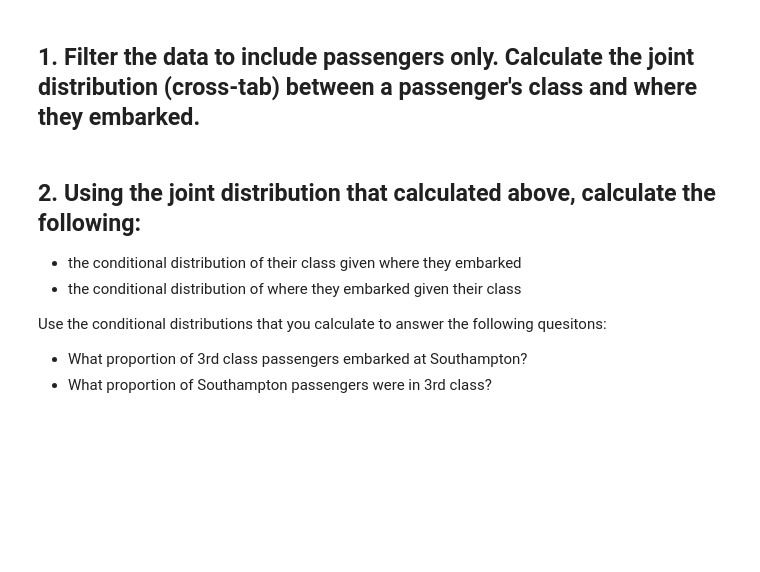
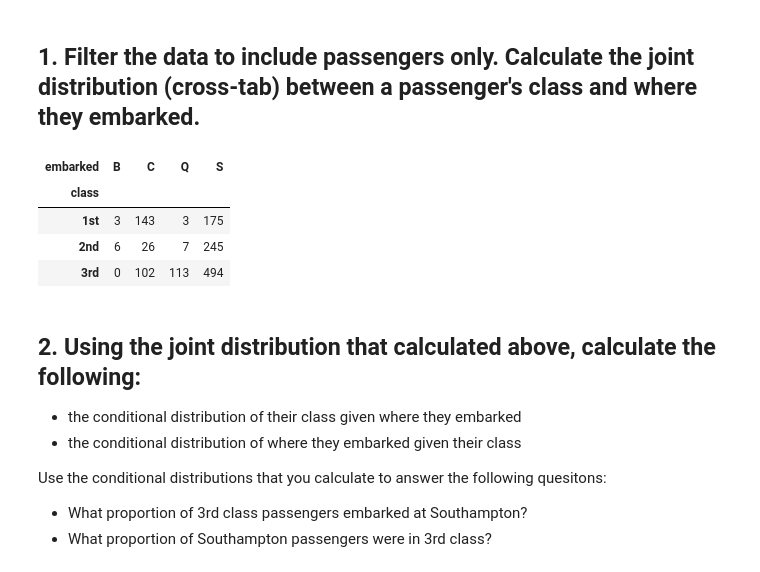
Before and after one commit to cpslo/GSB-S544, a Jupyter notebook: Week_2/Practice Activities/Copy_of_Titanic_Wrangling.ipynb, the cells around one changed output. Cells and saved outputs as stored; diff of their text form; code cells hidden in the pictures; blank space fills up the shorter version.

```diff
--- a/Week_2/Practice Activities/Copy_of_Titanic_Wrangling.ipynb
+++ b/Week_2/Practice Activities/Copy_of_Titanic_Wrangling.ipynb
@@ -23,3 +22,27 @@ FileNotFoundError: [Errno 2] No such file or directory: 'train.csv'
+# %%
+# Code here
+
+df_titanic["type"] = df_titanic["class"].map({
+    "1st": "passenger",
+    "2nd": "passenger",
+    "3rd": "passenger",
+    "victualling crew": "crew",
+    "engineering crew": "crew",
+    "deck crew": "crew"
+})
+
+df_titanic_passenger = df_titanic[(df_titanic["type"] == 'passenger')]
+df_titanic_passenger.head()
+
+joint_dist = pd.crosstab(df_titanic_passenger['class'], df_titanic_passenger['embarked'])
+
+joint_dist.head()
+# %% [output]
+| embarked | B | C | Q | S |
+| class |  |  |  |  |
+| 1st | 3 | 143 | 3 | 175 |
+| 2nd | 6 | 26 | 7 | 245 |
+| 3rd | 0 | 102 | 113 | 494 |
 # %% [markdown]
 ## 2. Using the joint distribution that calculated above, calculate the following:
 
```
Also changed, not shown: parts of 10 cells of this notebook.
